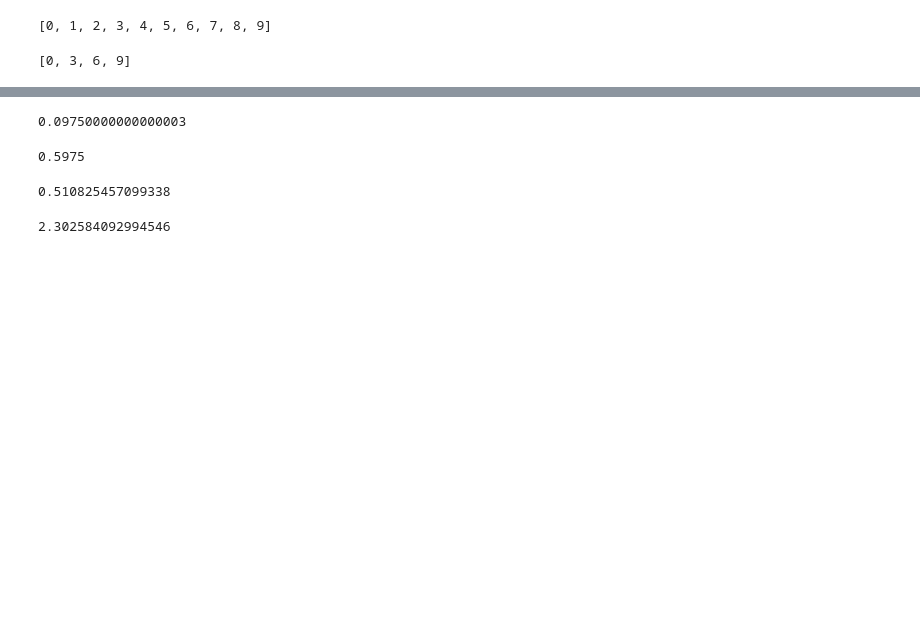
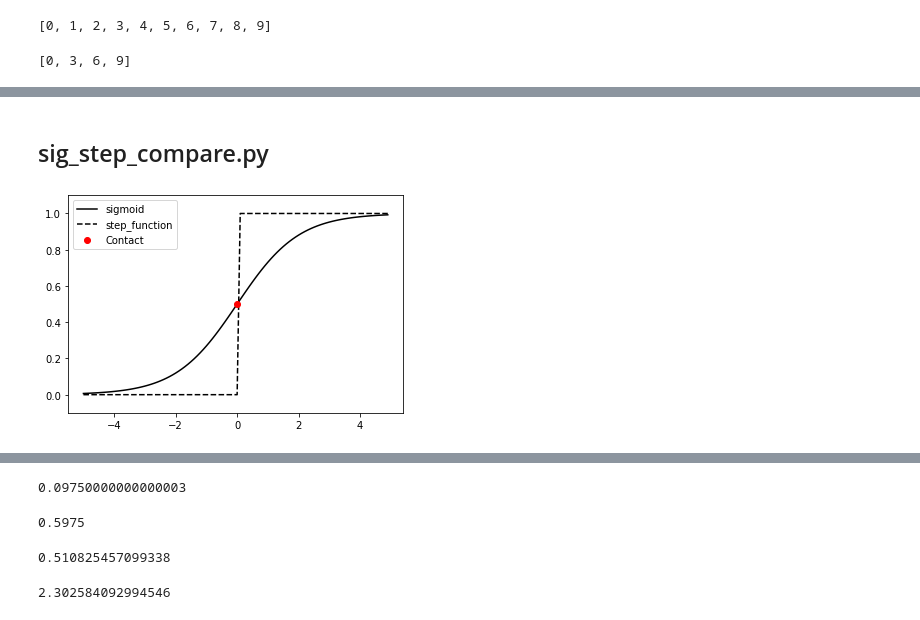
Before and after one commit to Sameta-cani/jwork, a Jupyter notebook: Untitled.ipynb, the cells around one changed output, grey strips where cells are left out. Drawn from its saved outputs; the diff is of its cells as text; code cells hidden in the pictures; blank space fills up the shorter version.

```diff
--- a/Untitled.ipynb
+++ b/Untitled.ipynb
@@ -592,0 +762,12 @@ print(np.sum(y == t))
+# %%
+import numpy as np
+import matplotlib.pyplot as plt
+
+def step_function(x):
+    return np.array(x > 0, dtype=np.int32)
+
+X = np.arange(-5.0, 5.0, 0.1)
+Y = step_function(X)
+plt.plot(X, Y)
+plt.ylim(-0.1, 1.1) # y축의 범위 지정
+plt.show()
@@ -592,0 +778,12 @@ print(np.sum(y == t))
+# %%
+import numpy as np
+import matplotlib.pyplot as plt
+
+def sigmoid(x):
+    return 1.0 / (1.0 + np.exp(-x))
+
+X = np.arange(-5.0, 5.0, 0.1)
+Y = sigmoid(X)
+plt.plot(X, Y)
+plt.ylim(-0.1, 1.1)
+plt.show()
@@ -592,0 +792,24 @@ print(np.sum(y == t))
+# %% [markdown]
+## sig_step_compare.py
+# %%
+import numpy as np
+import matplotlib.pyplot as plt
+
+def sigmoid(x):
+    return 1.0 / (1.0 + np.exp(-x))
+
+def step_function(x):
+    return np.array(x > 0, dtype=np.int32)
+
+x = np.arange(-5.0, 5.0, 0.1)
+y1 = sigmoid(x)
+y2 = step_function(x)
+
+plt.plot(x, y1, 'k-', label='sigmoid')
+plt.plot(x, y2, 'k--', label='step_function')
+plt.plot(0, 0.5, 'ro', label='Contact')
+plt.ylim(-0.1, 1.1) # y축 범위 지정
+plt.legend()
+plt.show()
+# %% [output]
+[figure, added]
```
Also changed, not shown: parts of 133 cells of this notebook.
